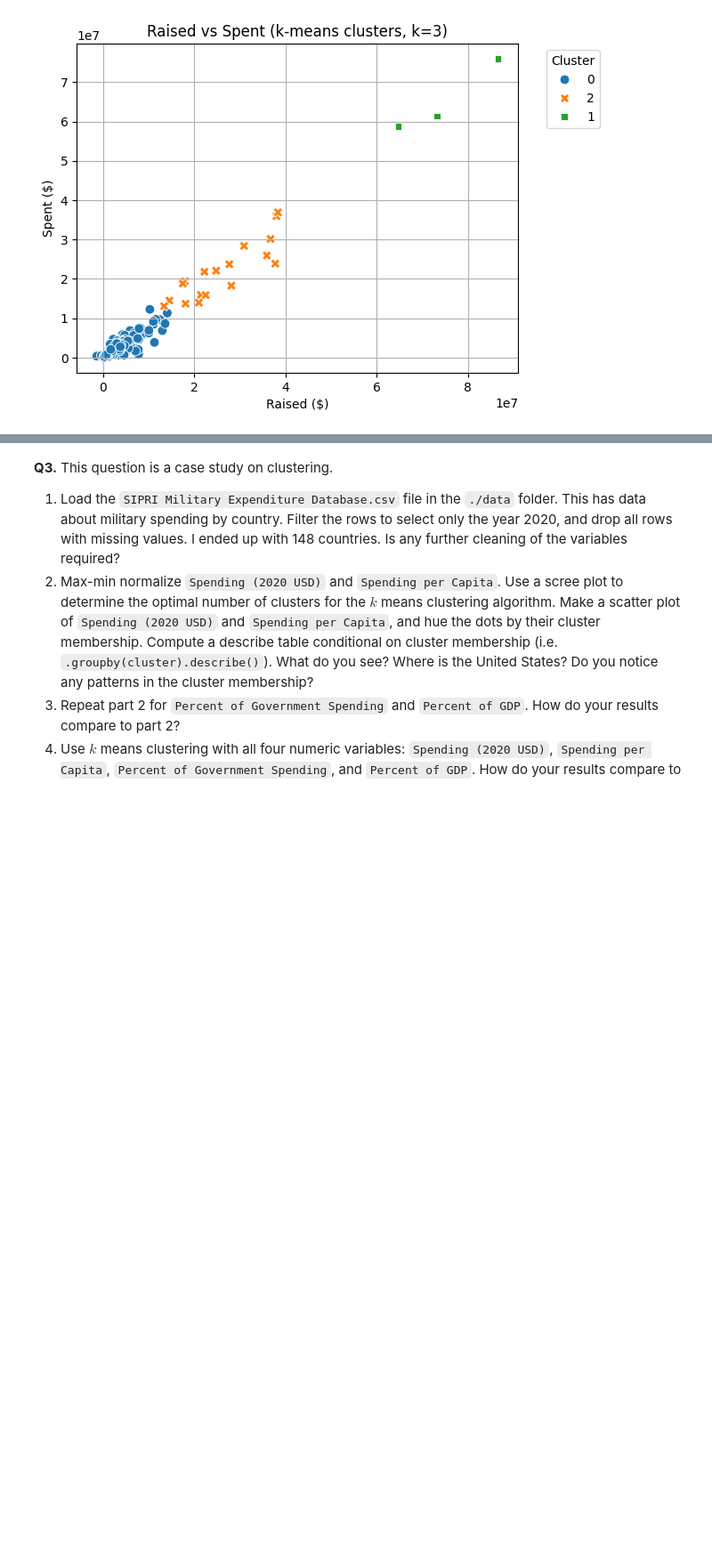
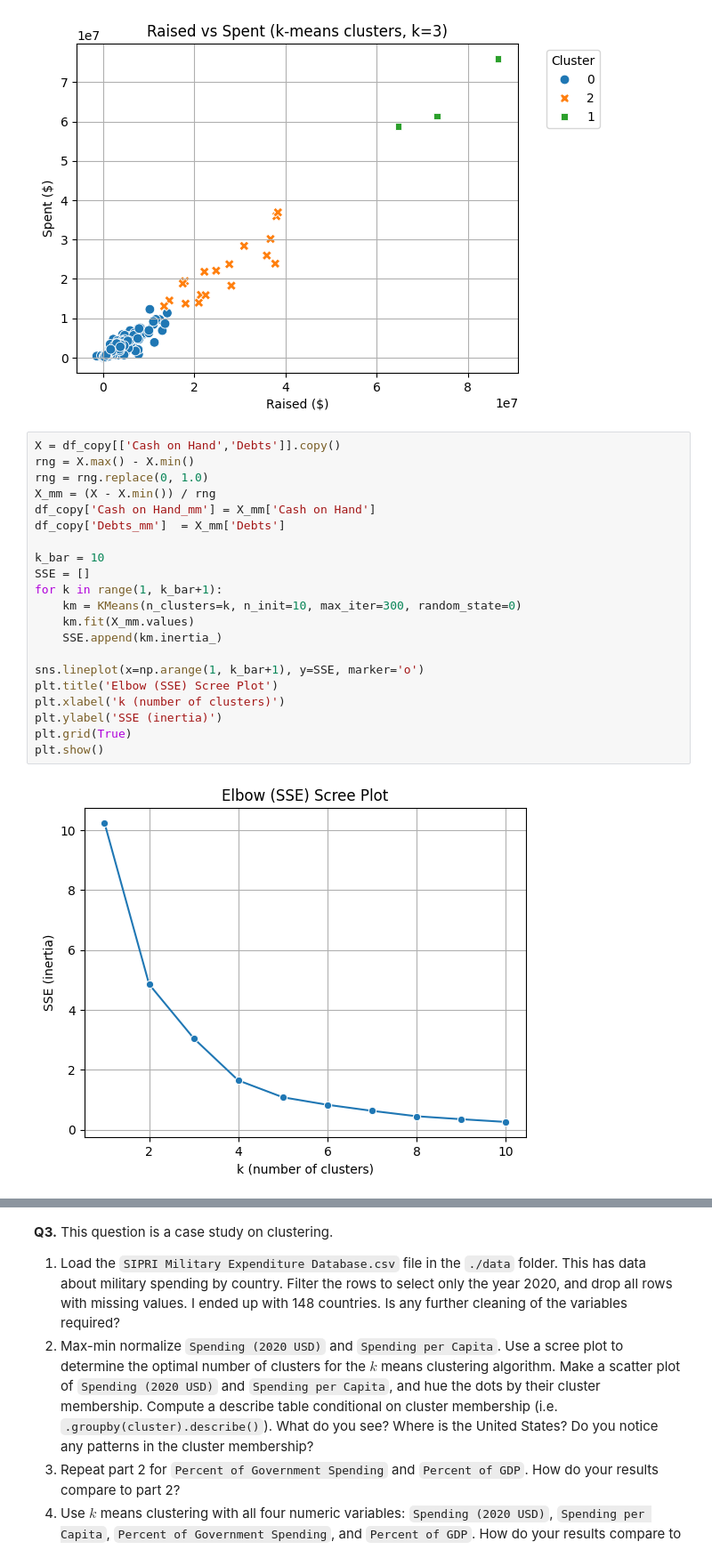
Before and after one commit to Harryshield14/clustering_assignment, a Jupyter notebook: assignment_clustering.ipynb, the cells around one changed output, grey strips where cells are left out. Shown: that part at 89% size. Saved outputs shown, nothing was run; the diff lists cells and outputs as text; blank space fills up the shorter version.

```diff
--- a/assignment_clustering.ipynb
+++ b/assignment_clustering.ipynb
@@ -219,3 +219,26 @@ plt.legend(title='Cluster', bbox_to_anchor=(1.05, 1), loc='upper left')
 plt.show()
 # %% [output]
 [figure]
+# %%
+X = df_copy[['Cash on Hand','Debts']].copy()
+rng = X.max() - X.min()
+rng = rng.replace(0, 1.0)
+X_mm = (X - X.min()) / rng
+df_copy['Cash on Hand_mm'] = X_mm['Cash on Hand']
+df_copy['Debts_mm']  = X_mm['Debts']
+
+k_bar = 10
+SSE = []
+for k in range(1, k_bar+1):
+    km = KMeans(n_clusters=k, n_init=10, max_iter=300, random_state=0)
+    km.fit(X_mm.values)
+    SSE.append(km.inertia_)
+
+sns.lineplot(x=np.arange(1, k_bar+1), y=SSE, marker='o')
+plt.title('Elbow (SSE) Scree Plot')
+plt.xlabel('k (number of clusters)')
+plt.ylabel('SSE (inertia)')
+plt.grid(True)
+plt.show()
+# %% [output]
+[figure, added]
```
Also changed, not shown: parts of 1 cell of this notebook.
